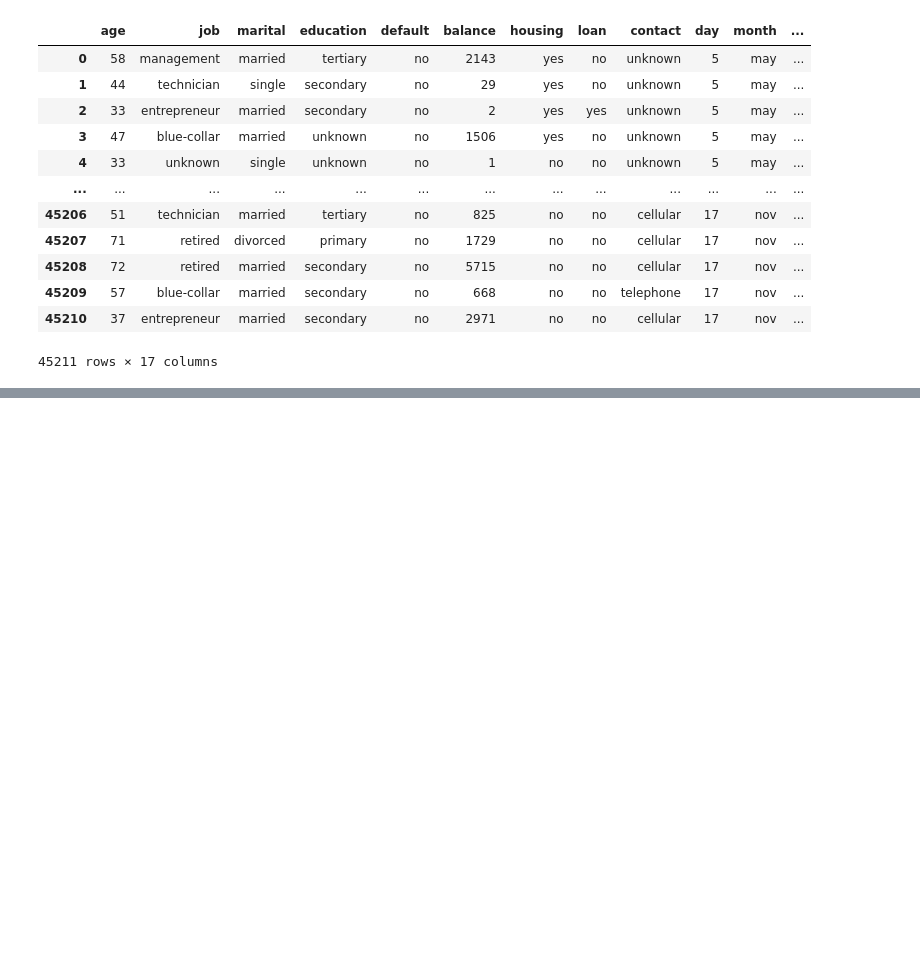
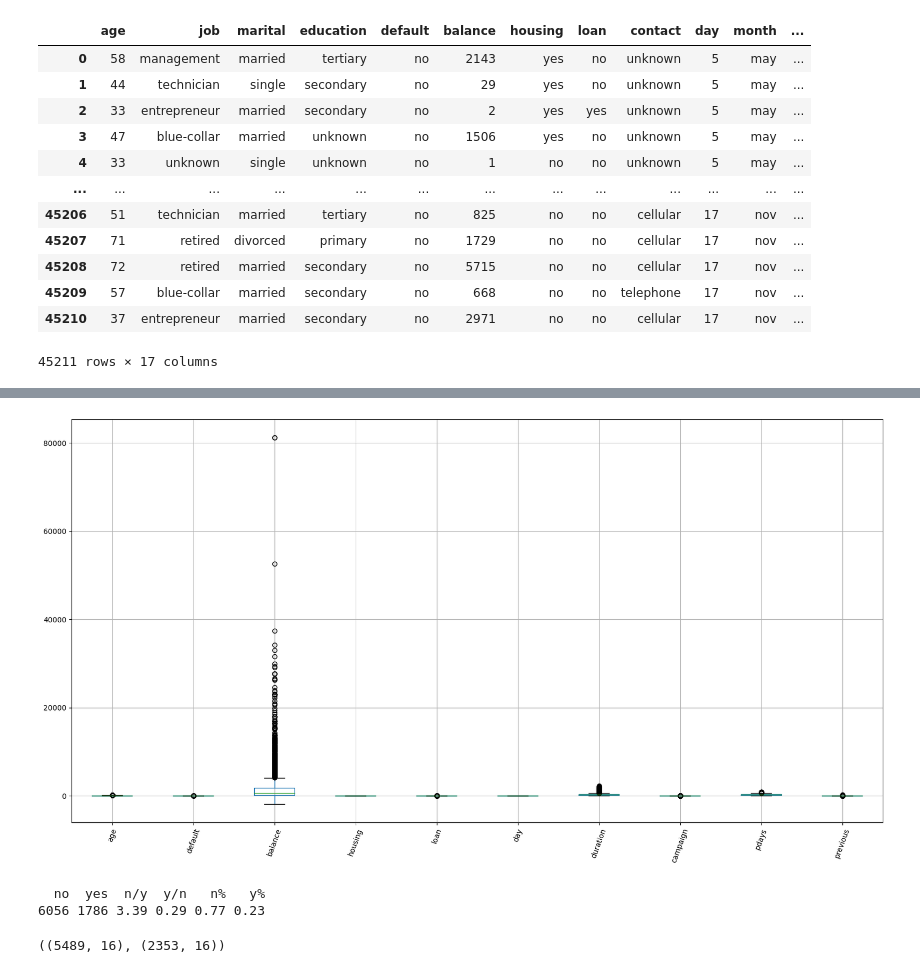
Before and after one commit to masawczuk/bank-full, a Jupyter notebook: f1.ipynb, the cells around one changed output, grey strips where cells are left out. Saved outputs shown, nothing was run; the diff lists cells and outputs as text; code cells hidden in the pictures; blank space fills up the shorter version.

```diff
--- a/f1.ipynb
+++ b/f1.ipynb
@@ -135,0 +128,18 @@ df
+# %%
+plt.figure(figsize=(20, 10))
+df[predictors].boxplot()
+plt.xticks(rotation=70)
+plt.show()
+# %% [output]
+[figure, added]
+# %%
+print(pd.DataFrame({'no': df['y'].tolist().count(0),
+                    'yes': df['y'].tolist().count(1),
+                    'n/y': round(df['y'].tolist().count(0)/df['y'].tolist().count(1),2),
+                    'y/n': round(df['y'].tolist().count(1)/df['y'].tolist().count(0),2),
+                    'n%': round(df['y'].tolist().count(0)/len(df['y'].tolist()),2),
+                    'y%': round(df['y'].tolist().count(1)/len(df['y'].tolist()),2)},
+                   index=[0]).to_string(index=False))
+# %% [output]
+  no  yes  n/y  y/n   n%   y%
+6056 1786 3.39 0.29 0.77 0.23
@@ -135,0 +149,6 @@ df
+# %%
+X_train, X_test, y_train, y_test = train_test_split(predictors, target, test_size=0.3, random_state=7)
+
+X_train.shape, X_test.shape
+# %% [output]
+((5489, 16), (2353, 16))
```
Also changed, not shown: parts of 9 cells of this notebook.
